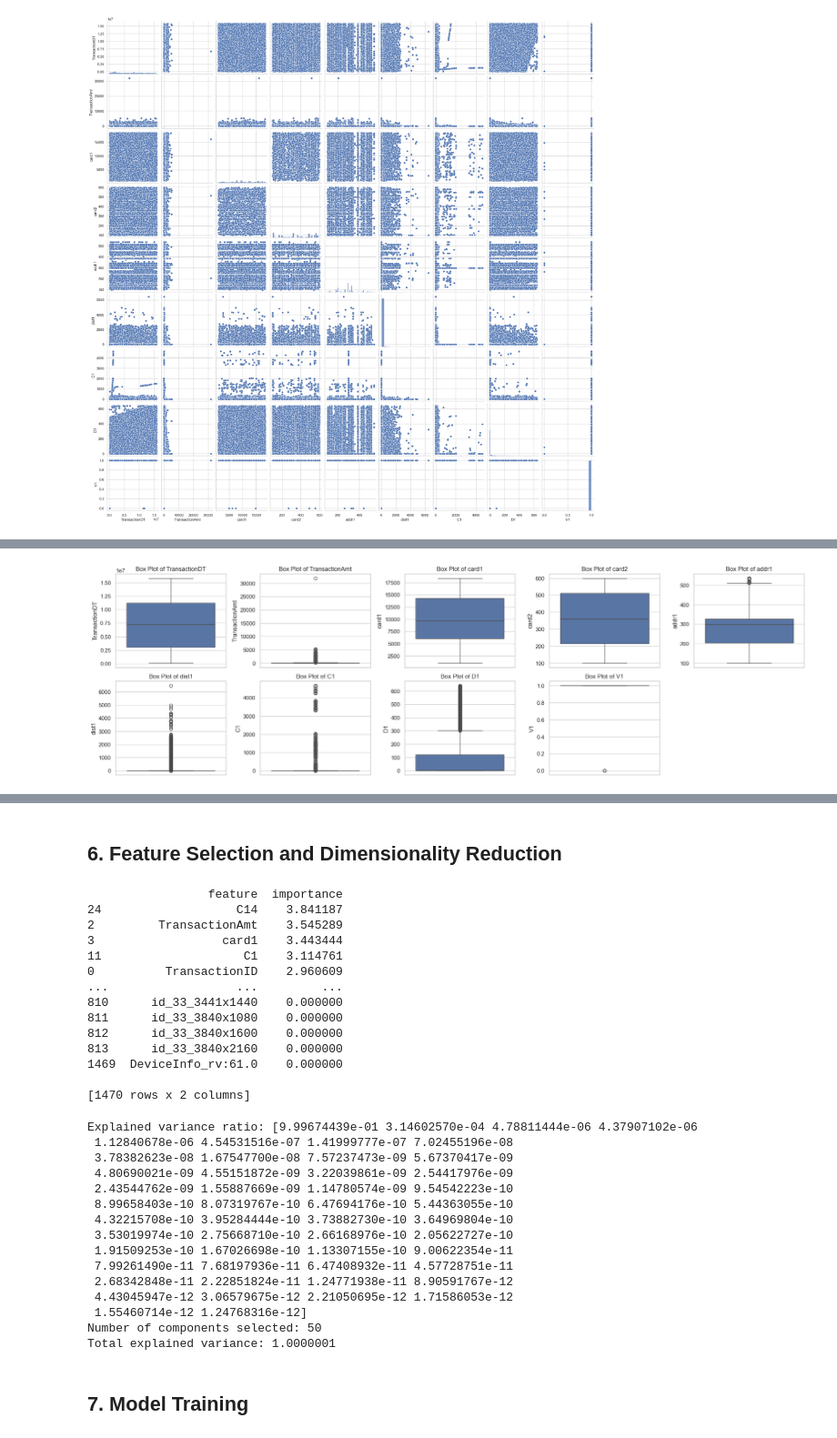
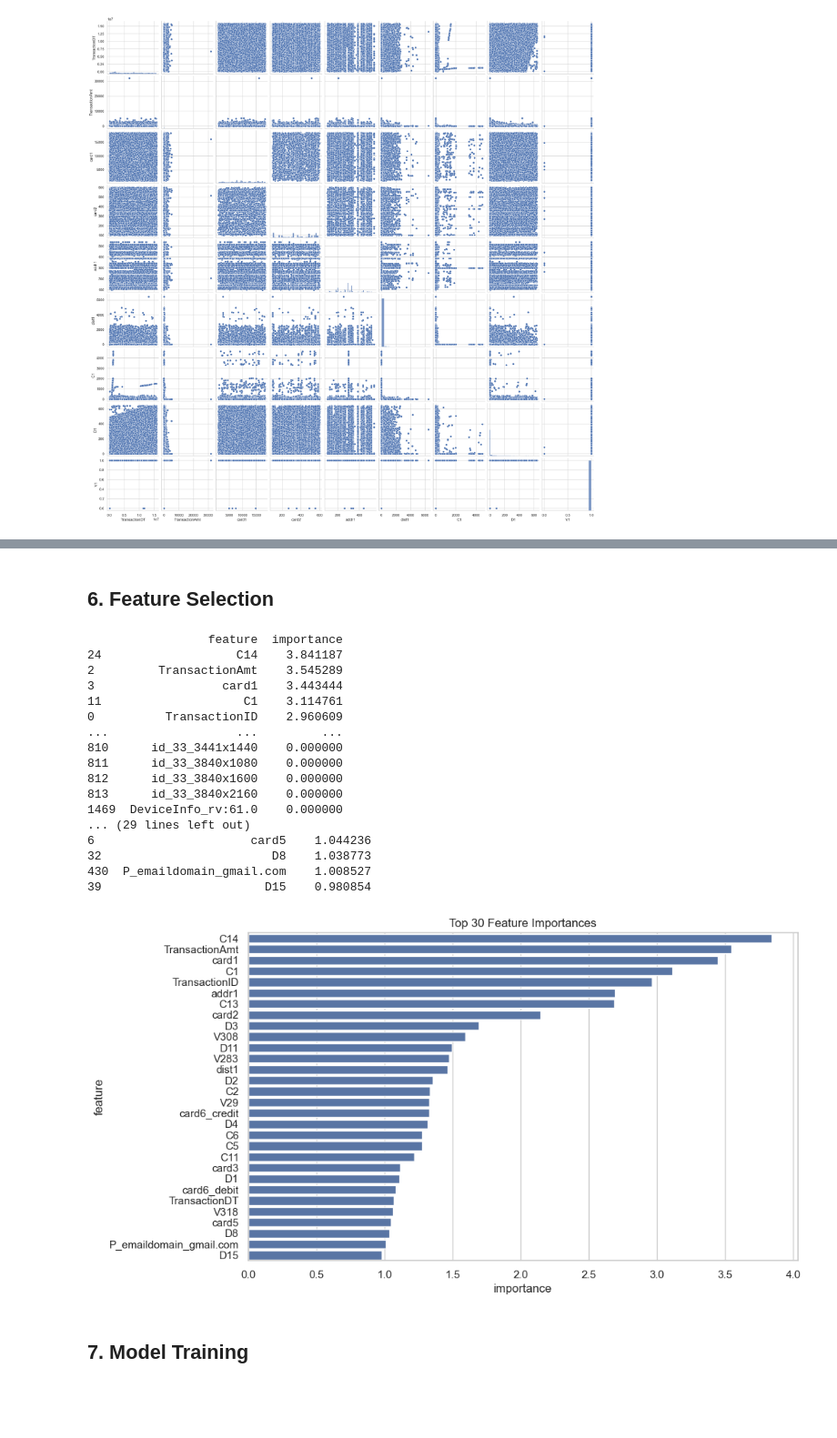
Before and after one commit to jaeeun225/Fraud_Detection_System, a Jupyter notebook: fraud_detection_model.ipynb, the cells around one changed output, grey strips where cells are left out. Shown at 91% size. Saved outputs shown, nothing was run; the diff lists cells and outputs as text; code cells hidden in the pictures; blank space fills up the shorter version.

```diff
--- a/fraud_detection_model.ipynb
+++ b/fraud_detection_model.ipynb
@@ -261,12 +275 @@ plt.show()
-# %%
-# Identify outliers using box plots
-plt.figure(figsize=(20, 15))
-for i, feature in enumerate(numerical_features):
-    plt.subplot(5, 5, i + 1)
-    sns.boxplot(train_data_sampled[feature])
-    plt.title(f'Box Plot of {feature}')
-plt.tight_layout()
-plt.show()
-# %% [output]
-[figure, removed]
 # %%
@@ -283,10 +286,8 @@ train_data_sampled[numerical_features].describe()
 | 75% | 11207394.25 | 125.000000 | 14259.000000 | 512.000000 | 327.000000 | 8.000000 | 3.000000 | 121.000000 | 1.000000 |
 | max | 15810563.00 | 31937.390625 | 18393.000000 | 600.000000 | 536.000000 | 6466.000000 | 4665.000000 | 640.000000 | 1.000000 |
 # %% [markdown]
-## 6. Feature Selection and Dimensionality Reduction
+## 6. Feature Selection
 # %%
-from catboost import CatBoostClassifier
-
 # Train a CatBoost model to get feature importances
 catboost_model = CatBoostClassifier(iterations=1000, learning_rate=0.1, depth=6, random_state=42, verbose=0)
 catboost_model.fit(X_train, y_train)
@@ -299,11 +300,14 @@ feature_importances = feature_importances.sort_values(by='importance', ascending
 # Display feature importances
 print(feature_importances)
 
-# Select top N important features (top 100 features)
-top_n_features = feature_importances.head(100)['feature']
+# Select top 30 important features
+top_n_features = feature_importances.head(30)['feature']
 X_train_top_n = X_train[top_n_features]
 X_val_top_n = X_val[top_n_features]
 X_test_top_n = test_data[top_n_features]
+
+# Display top 30 feature importances
+print(feature_importances.head(30))
 # %% [output]
                  feature  importance
 24                   C14    3.841187
@@ -317,38 +321,19 @@ X_test_top_n = test_data[top_n_features]
 812      id_33_3840x1600    0.000000
 813      id_33_3840x2160    0.000000
 1469  DeviceInfo_rv:61.0    0.000000
-
-[1470 rows x 2 columns]
+... (29 lines left out)
+6                      card5    1.044236
+32                        D8    1.038773
+430  P_emaildomain_gmail.com    1.008527
+39                       D15    0.980854
-# %%
-from sklearn.decomposition import PCA
-
-# Apply PCA to reduce the number of features
-pca = PCA(n_components=50)
-X_train_pca = pca.fit_transform(X_train_top_n)
-X_val_pca = pca.transform(X_val_top_n)
-X_test_pca = pca.transform(X_test_top_n)
-
-# Display explained variance ratio
-explained_variance_ratio = pca.explained_variance_ratio_
-print("Explained variance ratio:", explained_variance_ratio)
-print("Number of components selected:", pca.n_components_)
-print("Total explained variance:", explained_variance_ratio.sum())
-# %% [output]
-Explained variance ratio: [9.99674439e-01 3.14602570e-04 4.78811444e-06 4.37907102e-06
- 1.12840678e-06 4.54531516e-07 1.41999777e-07 7.02455196e-08
- 3.78382623e-08 1.67547700e-08 7.57237473e-09 5.67370417e-09
- 4.80690021e-09 4.55151872e-09 3.22039861e-09 2.54417976e-09
- 2.43544762e-09 1.55887669e-09 1.14780574e-09 9.54542223e-10
- 8.99658403e-10 8.07319767e-10 6.47694176e-10 5.44363055e-10
- 4.32215708e-10 3.95284444e-10 3.73882730e-10 3.64969804e-10
- 3.53019974e-10 2.75668710e-10 2.66168976e-10 2.05622727e-10
- 1.91509253e-10 1.67026698e-10 1.13307155e-10 9.00622354e-11
- 7.99261490e-11 7.68197936e-11 6.47408932e-11 4.57728751e-11
- 2.68342848e-11 2.22851824e-11 1.24771938e-11 8.90591767e-12
- 4.43045947e-12 3.06579675e-12 2.21050695e-12 1.71586053e-12
- 1.55460714e-12 1.24768316e-12]
-Number of components selected: 50
-Total explained variance: 1.0000001
+# %%
+# Visualize top 30 feature importance
+plt.figure(figsize=(10, 6))
+sns.barplot(x='importance', y='feature', data=feature_importances.head(30))
+plt.title('Top 30 Feature Importances')
+plt.show()
+# %% [output]
+[figure, added]
 # %% [markdown]
 ## 7. Model Training
 # %%
```
Also changed, not shown: parts of 25 cells of this notebook, 1 other file.
